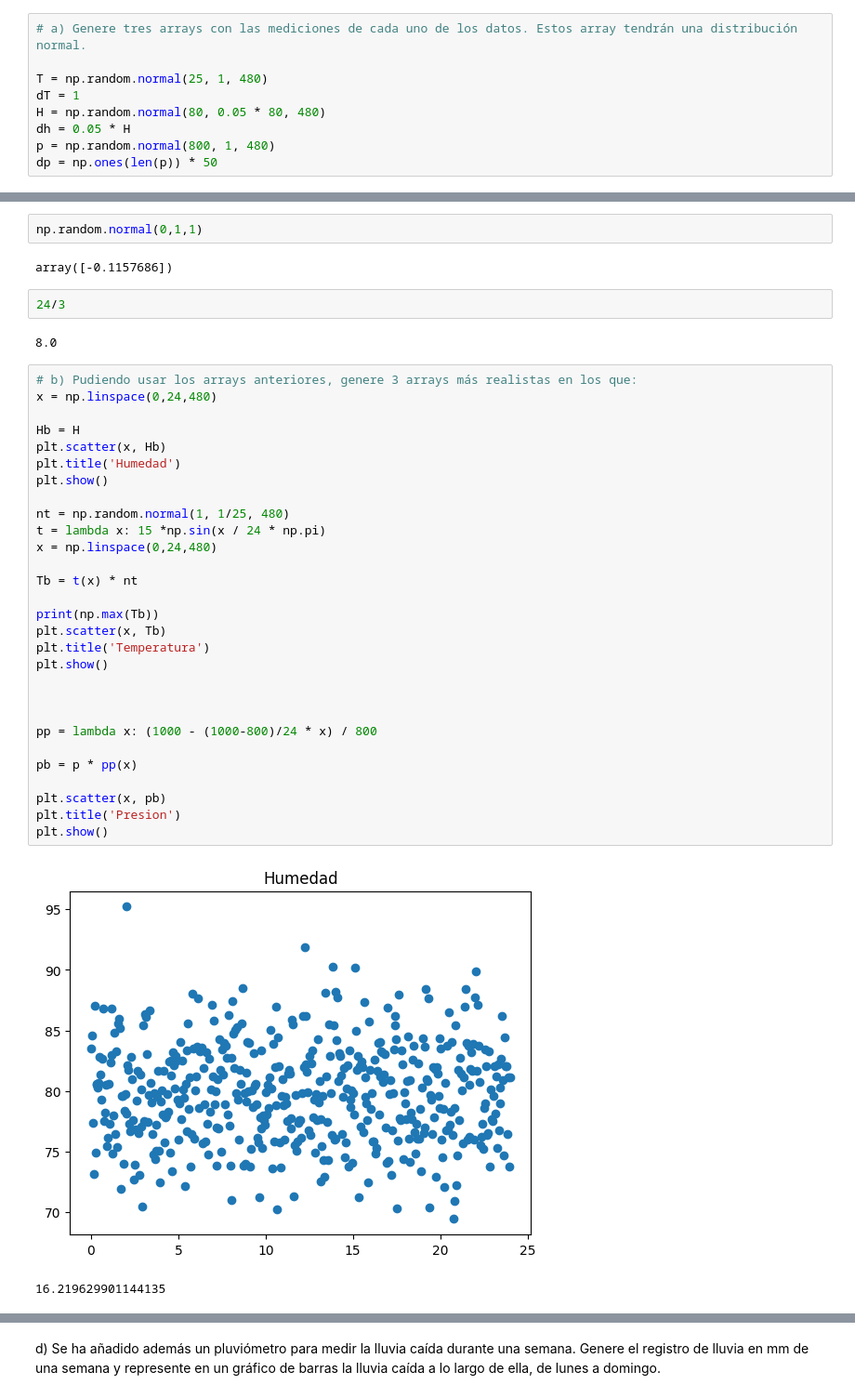
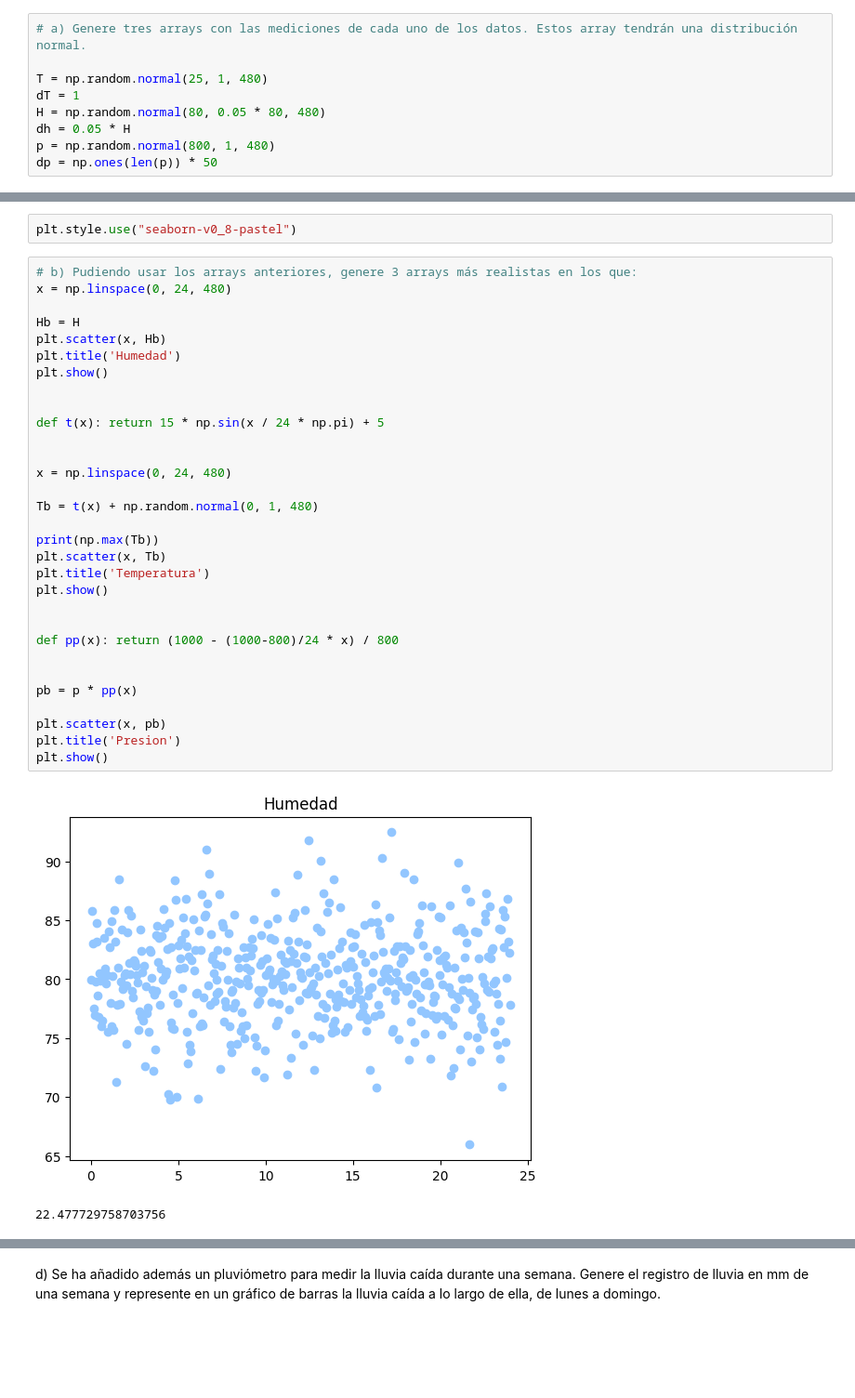
Before and after one commit to FullFran/curso_ia, a Jupyter notebook: clases/clase7/clase7.ipynb, the cells around one changed output, grey strips where cells are left out. Shown at 93% size. Cells and saved outputs as stored; diff of their text form; blank space fills up the shorter version.

```diff
--- a/clases/clase7/clase7.ipynb
+++ b/clases/clase7/clase7.ipynb
@@ -184,40 +180,36 @@ np.pi
-# %%
-np.random.normal(0,1,1)
-# %% [output]
-array([-0.1157686])
-# %%
-24/3
-# %% [output]
-8.0
+# %%
+plt.style.use("seaborn-v0_8-pastel")
 # %%
 # b) Pudiendo usar los arrays anteriores, genere 3 arrays más realistas en los que:
-x = np.linspace(0,24,480)
+x = np.linspace(0, 24, 480)
 
 Hb = H
 plt.scatter(x, Hb)
 plt.title('Humedad')
 plt.show()
 
-nt = np.random.normal(1, 1/25, 480)
-t = lambda x: 15 *np.sin(x / 24 * np.pi)
-x = np.linspace(0,24,480)
 
-Tb = t(x) * nt
+def t(x): return 15 * np.sin(x / 24 * np.pi) + 5
+
+
+x = np.linspace(0, 24, 480)
+
+Tb = t(x) + np.random.normal(0, 1, 480)
 
 print(np.max(Tb))
 plt.scatter(x, Tb)
 plt.title('Temperatura')
 plt.show()
 
 
+def pp(x): return (1000 - (1000-800)/24 * x) / 800
 
-pp = lambda x: (1000 - (1000-800)/24 * x) / 800
 
 pb = p * pp(x)
 
 plt.scatter(x, pb)
 plt.title('Presion')
 plt.show()
 # %% [output]
-[figure, old version]
+[figure, new version]
-16.219629901144135
+22.477729758703756
```
Also changed, not shown: parts of 26 cells of this notebook, 10 other files.
